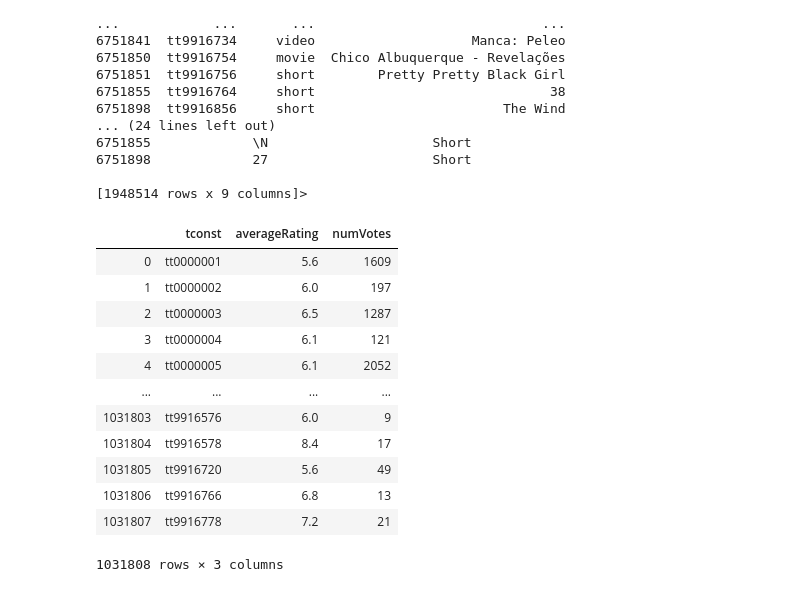
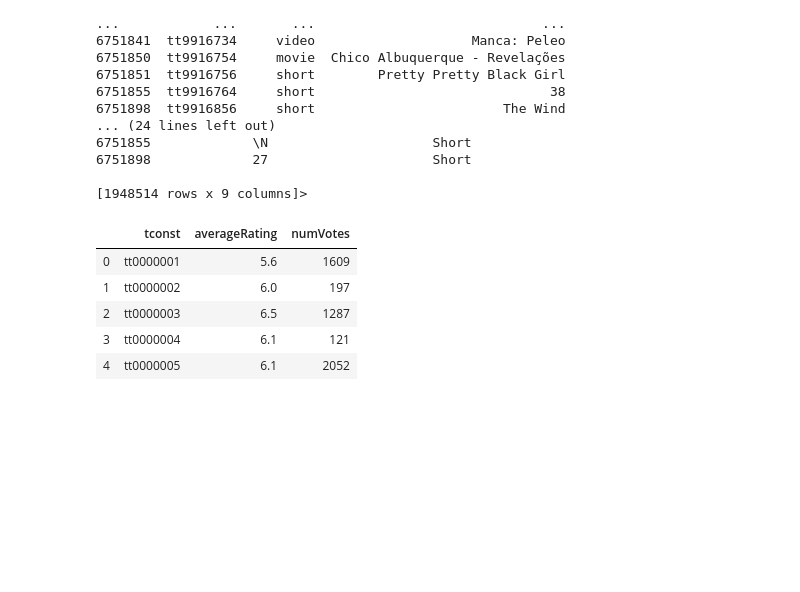
Before and after one commit to AlejandraRosa/final_project, a Jupyter notebook: notebooks/starter_updateAR.ipynb, the cells around one changed output. Saved outputs shown, nothing was run; the diff lists cells and outputs as text; code cells hidden in the pictures; blank space fills up the shorter version.

```diff
--- a/notebooks/starter_updateAR.ipynb
+++ b/notebooks/starter_updateAR.ipynb
@@ -58,21 +52,14 @@ title_basics_filtered.count
 # %%
 title_ratings = pd.read_csv('../data/title.ratings.tsv',delimiter='\t',encoding='utf-8-sig')
 # %%
-title_ratings
+title_ratings.head()
 # %% [output]
 |  | tconst | averageRating | numVotes |
 | 0 | tt0000001 | 5.6 | 1609 |
 | 1 | tt0000002 | 6.0 | 197 |
 | 2 | tt0000003 | 6.5 | 1287 |
 | 3 | tt0000004 | 6.1 | 121 |
 | 4 | tt0000005 | 6.1 | 2052 |
-| ... | ... | ... | ... |
-| 1031803 | tt9916576 | 6.0 | 9 |
-| 1031804 | tt9916578 | 8.4 | 17 |
-| 1031805 | tt9916720 | 5.6 | 49 |
-| 1031806 | tt9916766 | 6.8 | 13 |
-| 1031807 | tt9916778 | 7.2 | 21 |
-1031808 rows × 3 columns
 # %%
 title_crew = pd.read_csv('../data/title.crew.tsv',delimiter='\t',encoding='utf-8-sig')
 # %%
```
Also changed, not shown: parts of 17 cells of this notebook.
